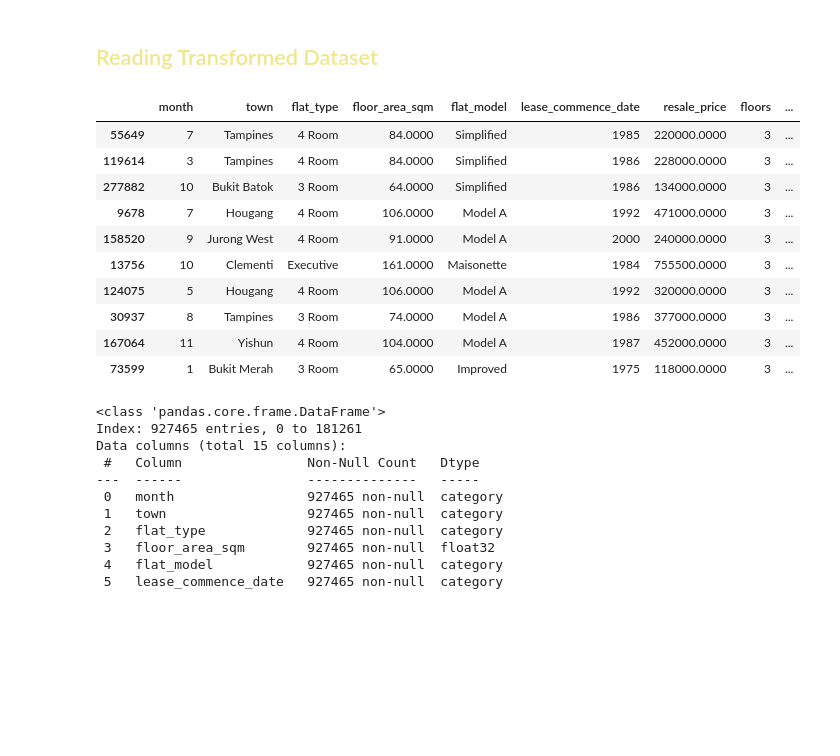
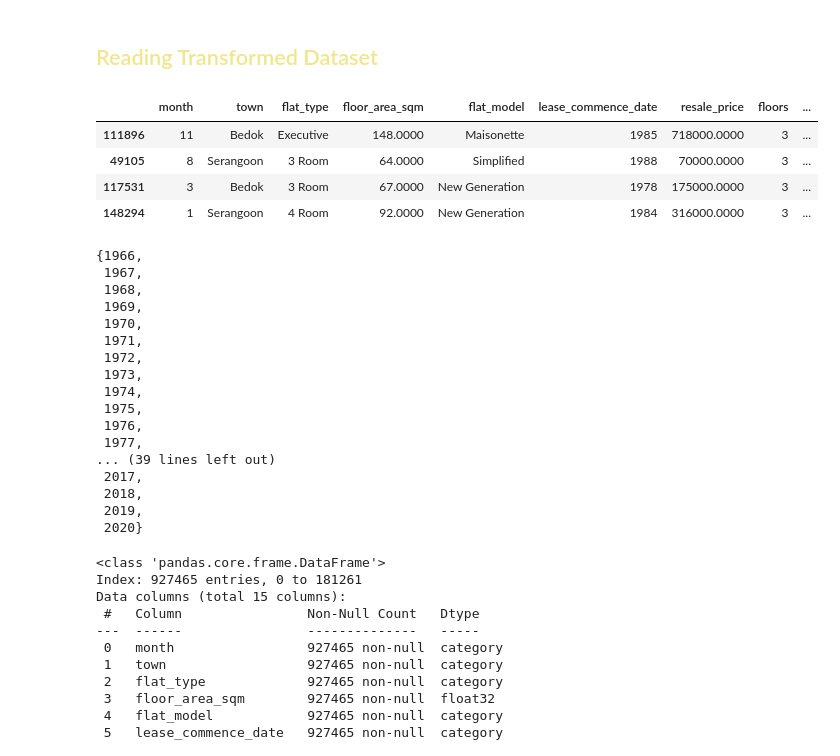
Before and after one commit to paranoid-nittix/Singapore-Resale-Flat-Prices-Predicting, a Jupyter notebook: preparing_for_modeling.ipynb, the cells around one changed output. Cells and saved outputs as stored; diff of their text form; code cells hidden in the pictures; blank space fills up the shorter version.

```diff
--- a/preparing_for_modeling.ipynb
+++ b/preparing_for_modeling.ipynb
@@ -71,19 +72,33 @@ jupyter: python3
 # %%
 df1=pd.read_feather('data_trans.feather')
 # %%
-df1.sample(10)
+df1.sample(4)
 # %% [output]
 |  | month | town | flat_type | floor_area_sqm | flat_model | lease_commence_date | resale_price | floors | ... |
-| 55649 | 7 | Tampines | 4 Room | 84.0000 | Simplified | 1985 | 220000.0000 | 3 | ... |
-| 119614 | 3 | Tampines | 4 Room | 84.0000 | Simplified | 1986 | 228000.0000 | 3 | ... |
-| 277882 | 10 | Bukit Batok | 3 Room | 64.0000 | Simplified | 1986 | 134000.0000 | 3 | ... |
-| 9678 | 7 | Hougang | 4 Room | 106.0000 | Model A | 1992 | 471000.0000 | 3 | ... |
-| 158520 | 9 | Jurong West | 4 Room | 91.0000 | Model A | 2000 | 240000.0000 | 3 | ... |
-| 13756 | 10 | Clementi | Executive | 161.0000 | Maisonette | 1984 | 755500.0000 | 3 | ... |
-| 124075 | 5 | Hougang | 4 Room | 106.0000 | Model A | 1992 | 320000.0000 | 3 | ... |
-| 30937 | 8 | Tampines | 3 Room | 74.0000 | Model A | 1986 | 377000.0000 | 3 | ... |
-| 167064 | 11 | Yishun | 4 Room | 104.0000 | Model A | 1987 | 452000.0000 | 3 | ... |
-| 73599 | 1 | Bukit Merah | 3 Room | 65.0000 | Improved | 1975 | 118000.0000 | 3 | ... |
+| 111896 | 11 | Bedok | Executive | 148.0000 | Maisonette | 1985 | 718000.0000 | 3 | ... |
+| 49105 | 8 | Serangoon | 3 Room | 64.0000 | Simplified | 1988 | 70000.0000 | 3 | ... |
+| 117531 | 3 | Bedok | 3 Room | 67.0000 | New Generation | 1978 | 175000.0000 | 3 | ... |
+| 148294 | 1 | Serangoon | 4 Room | 92.0000 | New Generation | 1984 | 316000.0000 | 3 | ... |
+# %%
+set(df1.lease_commence_date)
+# %% [output]
+{1966,
+ 1967,
+ 1968,
+ 1969,
+ 1970,
+ 1971,
+ 1972,
+ 1973,
+ 1974,
+ 1975,
+ 1976,
+ 1977,
+... (39 lines left out)
+ 2017,
+ 2018,
+ 2019,
+ 2020}
 # %%
 df1.info()
 # %% [output]
```
Also changed, not shown: parts of 20 cells of this notebook, 10 other files.
